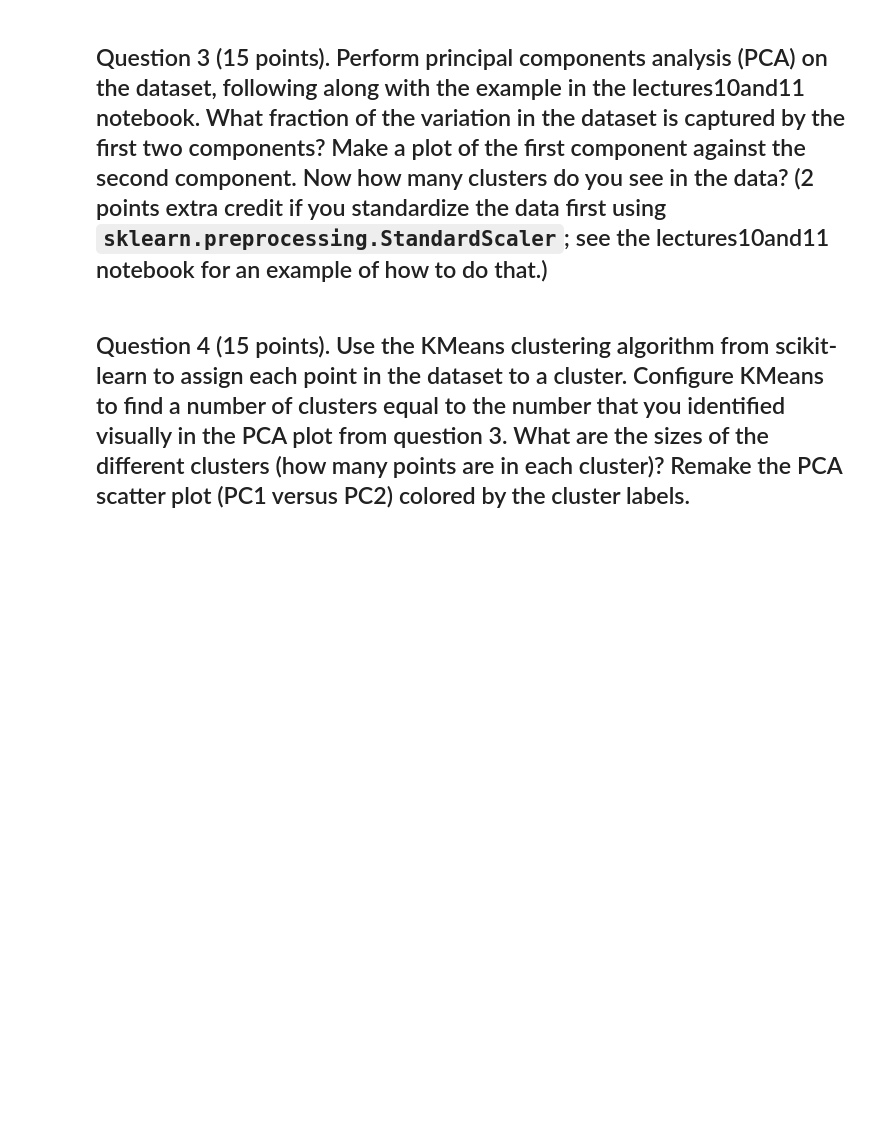
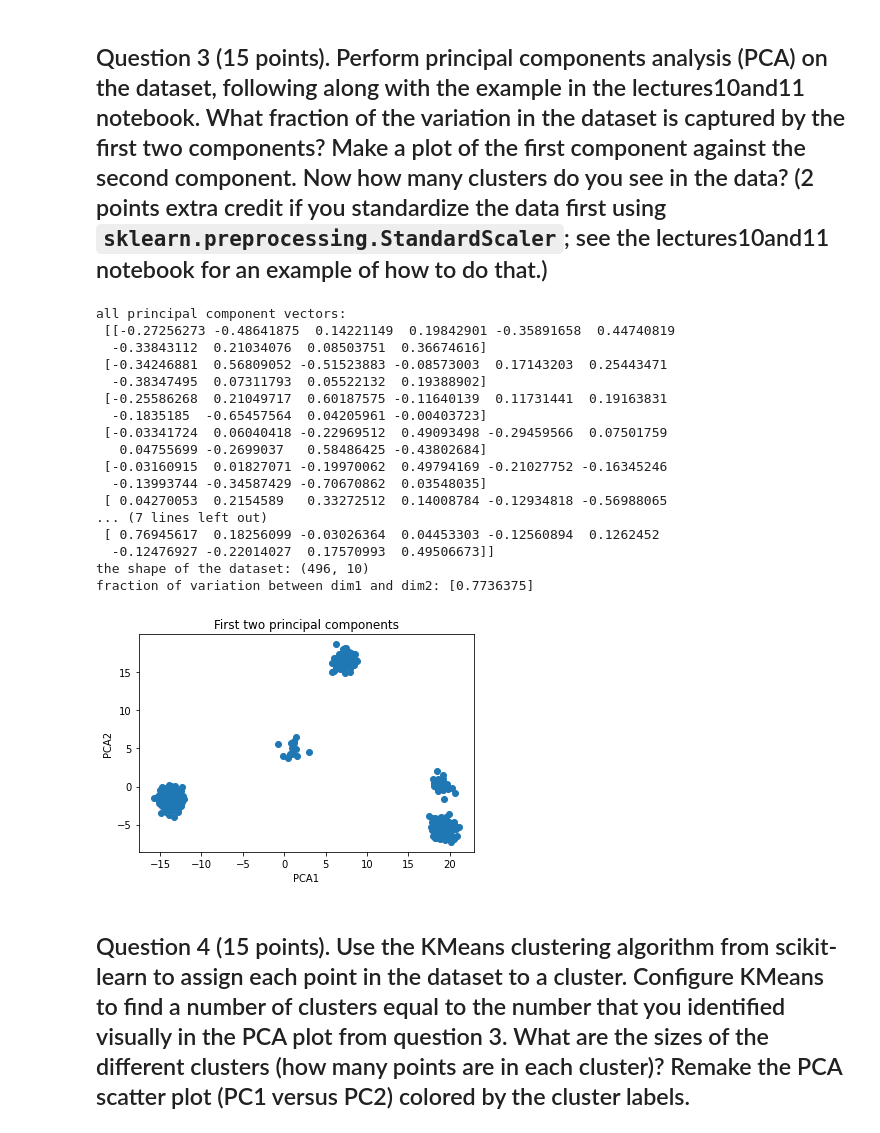
Before and after one commit to coohleencoombes/tfcb-homework05, a Jupyter notebook: homework05/homework05.ipynb, the cells around one changed output. Saved outputs shown, nothing was run; the diff lists cells and outputs as text; code cells hidden in the pictures; blank space fills up the shorter version.

```diff
--- a/homework05/homework05.ipynb
+++ b/homework05/homework05.ipynb
@@ -47,2 +43,46 @@ from sklearn.decomposition import PCA
+# %%
+import numpy as np #imports numpy onto notebook with np notation
+
+import pandas as pd #imports pandas onto notebook with pd notation
+
+from sklearn.decomposition import PCA #imports PCA scikit-learn package
+
+pca = PCA(n_components=10) #creating and configuring PCA model to fit all 10 observations (dim1-dim10)
+
+pca.fit(df) #fitting pca model to df
+
+print(f'all principal component vectors:\n {pca.components_}') #prints the principal component vetors
+
+X_pca = pca.transform(df) #transforms dataframe data
+
+print (f'the shape of the dataset: {X_pca.shape}') #prints the shape of the transformed dataset
+
+x = pca.explained_variance_ratio_[0:1] #fraction of the variation in the dataset by the first two components (dim1 and dim2)
+print(f'fraction of variation between dim1 and dim2: {x}')
+
+#making a scatter plot for this first two principal components
+plt.scatter( X_pca[:,0], X_pca[:,1])
+plt.title('First two principal components')
+plt.xlabel('PCA1')
+plt.ylabel('PCA2'); # add ; so notebook doesn't print the Text object returned by plt.ylabel
+# %% [output]
+all principal component vectors:
+ [[-0.27256273 -0.48641875  0.14221149  0.19842901 -0.35891658  0.44740819
+  -0.33843112  0.21034076  0.08503751  0.36674616]
+ [-0.34246881  0.56809052 -0.51523883 -0.08573003  0.17143203  0.25443471
+  -0.38347495  0.07311793  0.05522132  0.19388902]
+ [-0.25586268  0.21049717  0.60187575 -0.11640139  0.11731441  0.19163831
+  -0.1835185  -0.65457564  0.04205961 -0.00403723]
+ [-0.03341724  0.06040418 -0.22969512  0.49093498 -0.29459566  0.07501759
+   0.04755699 -0.2699037   0.58486425 -0.43802684]
+ [-0.03160915  0.01827071 -0.19970062  0.49794169 -0.21027752 -0.16345246
+  -0.13993744 -0.34587429 -0.70670862  0.03548035]
+ [ 0.04270053  0.2154589   0.33272512  0.14008784 -0.12934818 -0.56988065
+... (7 lines left out)
+ [ 0.76945617  0.18256099 -0.03026364  0.04453303 -0.12560894  0.1262452
+  -0.12476927 -0.22014027  0.17570993  0.49506673]]
+the shape of the dataset: (496, 10)
+fraction of variation between dim1 and dim2: [0.7736375]
+[figure, added]
 # %% [markdown]
 ## Question 4 (15 points). Use the KMeans clustering algorithm from scikit-learn to assign each point in the dataset to a cluster. Configure KMeans to find a number of clusters equal to the number that you identified visually in the PCA plot from question 3. What are the sizes of the different clusters (how many points are in each cluster)? Remake the PCA scatter plot (PC1 versus PC2) colored by the cluster labels.
```
Also changed, not shown: parts of 15 cells of this notebook, 2 other files.
